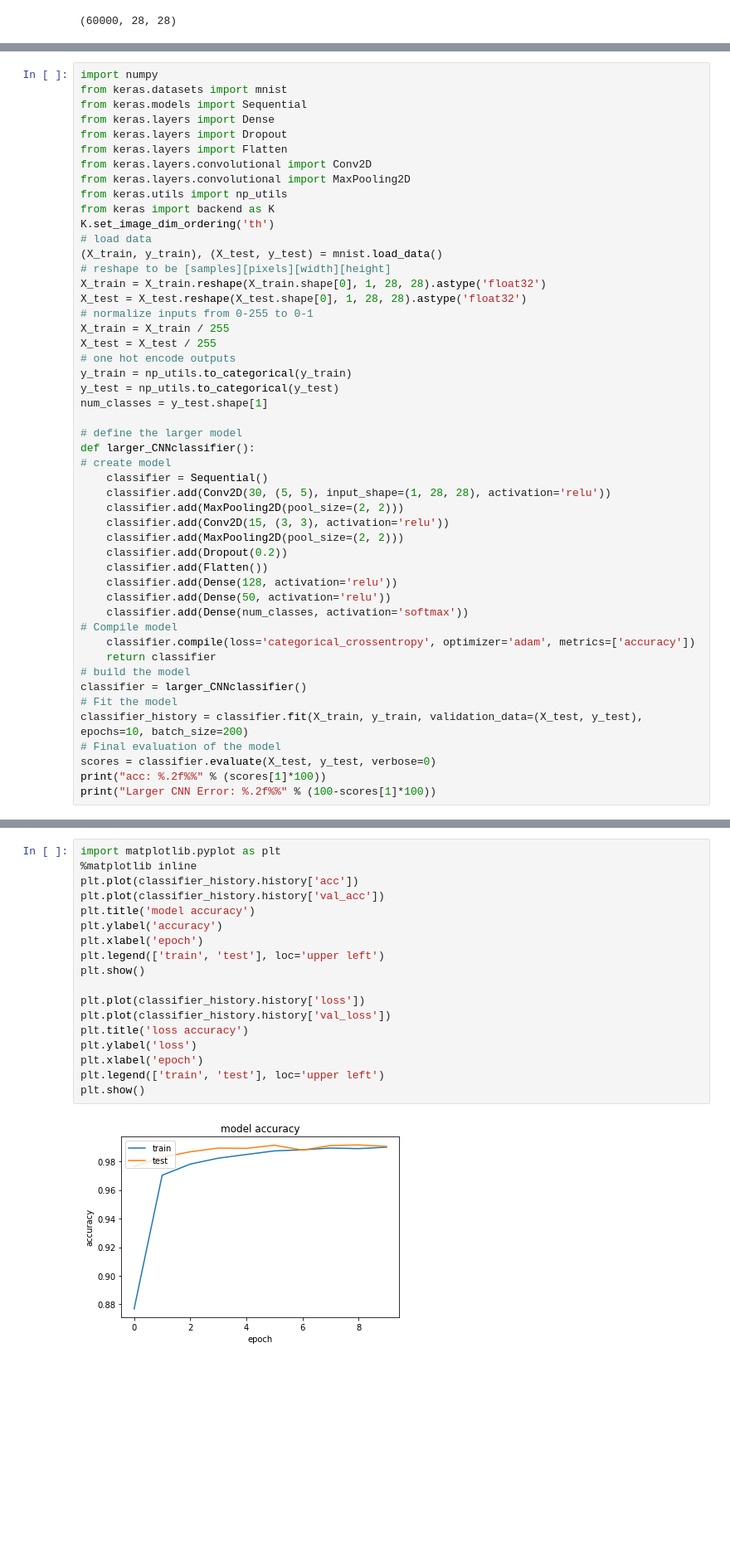
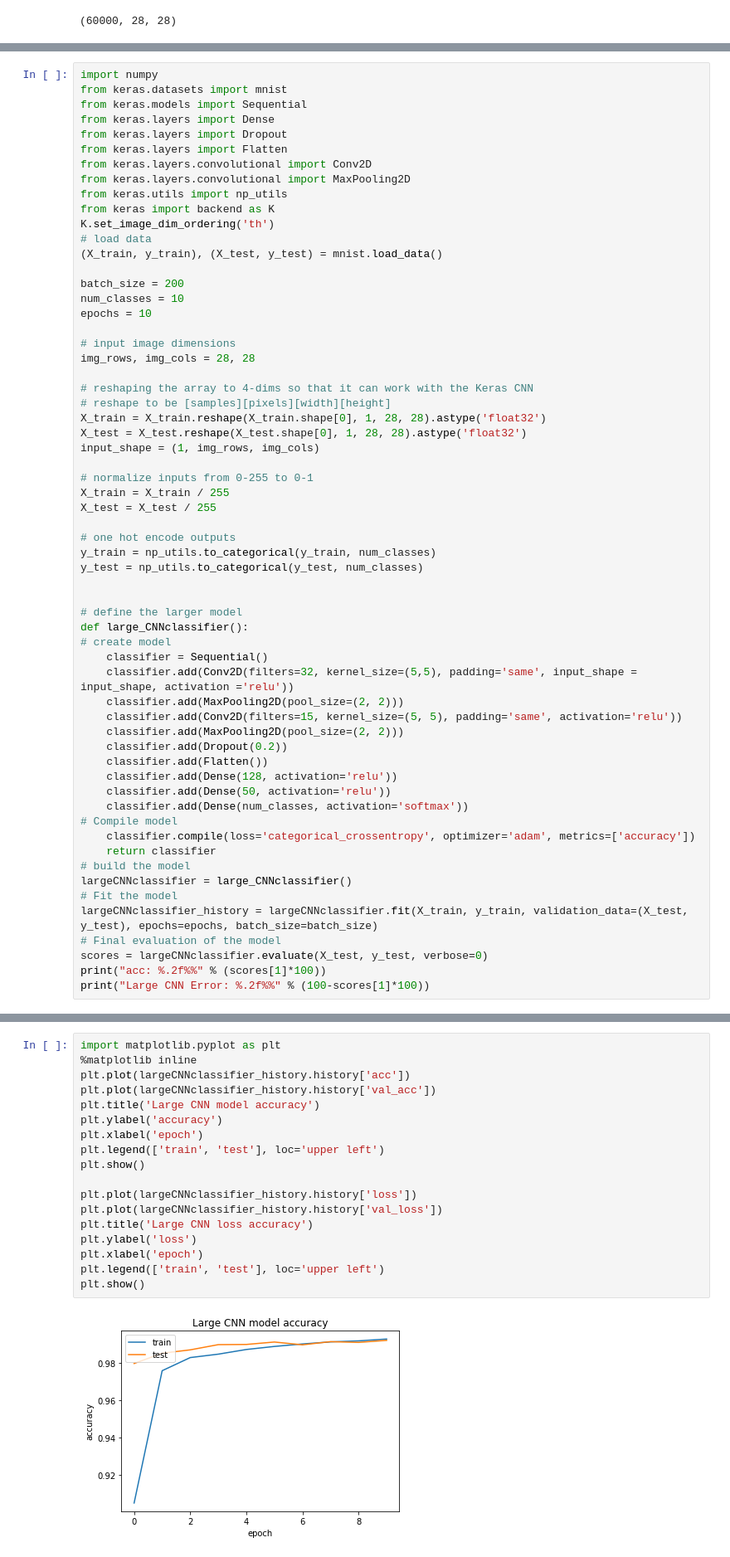
Before and after one commit to RiniChristy/Convolutional-Neural-Network, a Jupyter notebook: CNN-MNIST.ipynb, the cells around one changed output, grey strips where cells are left out. Shown at 83% size. Saved outputs shown, nothing was run; the diff lists cells and outputs as text; blank space fills up the shorter version.

```diff
--- a/CNN-MNIST.ipynb
+++ b/CNN-MNIST.ipynb
@@ -336,24 +344,36 @@ from keras import backend as K
 K.set_image_dim_ordering('th')
 # load data
 (X_train, y_train), (X_test, y_test) = mnist.load_data()
+
+batch_size = 200
+num_classes = 10
+epochs = 10
+
+# input image dimensions
+img_rows, img_cols = 28, 28
+
+# reshaping the array to 4-dims so that it can work with the Keras CNN
 # reshape to be [samples][pixels][width][height]
 X_train = X_train.reshape(X_train.shape[0], 1, 28, 28).astype('float32')
 X_test = X_test.reshape(X_test.shape[0], 1, 28, 28).astype('float32')
+input_shape = (1, img_rows, img_cols)
+
 # normalize inputs from 0-255 to 0-1
 X_train = X_train / 255
 X_test = X_test / 255
+
 # one hot encode outputs
-y_train = np_utils.to_categorical(y_train)
-y_test = np_utils.to_categorical(y_test)
-num_classes = y_test.shape[1]
+y_train = np_utils.to_categorical(y_train, num_classes)
+y_test = np_utils.to_categorical(y_test, num_classes)
+
 
 # define the larger model
-def larger_CNNclassifier():
+def large_CNNclassifier():
 # create model
     classifier = Sequential()
-    classifier.add(Conv2D(30, (5, 5), input_shape=(1, 28, 28), activation='relu'))
+    classifier.add(Conv2D(filters=32, kernel_size=(5,5), padding='same', input_shape = input_shape, activation ='relu'))
     classifier.add(MaxPooling2D(pool_size=(2, 2)))
-    classifier.add(Conv2D(15, (3, 3), activation='relu'))
+    classifier.add(Conv2D(filters=15, kernel_size=(5, 5), padding='same', activation='relu'))
     classifier.add(MaxPooling2D(pool_size=(2, 2)))
     classifier.add(Dropout(0.2))
     classifier.add(Flatten())
@@ -364,13 +384,13 @@ def larger_CNNclassifier():
     classifier.compile(loss='categorical_crossentropy', optimizer='adam', metrics=['accuracy'])
     return classifier
 # build the model
-classifier = larger_CNNclassifier()
+largeCNNclassifier = large_CNNclassifier()
 # Fit the model
-classifier_history = classifier.fit(X_train, y_train, validation_data=(X_test, y_test), epochs=10, batch_size=200)
+largeCNNclassifier_history = largeCNNclassifier.fit(X_train, y_train, validation_data=(X_test, y_test), epochs=epochs, batch_size=batch_size)
 # Final evaluation of the model
-scores = classifier.evaluate(X_test, y_test, verbose=0)
+scores = largeCNNclassifier.evaluate(X_test, y_test, verbose=0)
 print("acc: %.2f%%" % (scores[1]*100))
-print("Larger CNN Error: %.2f%%" % (100-scores[1]*100))
+print("Large CNN Error: %.2f%%" % (100-scores[1]*100))
 # %% [output]
 Train on 60000 samples, validate on 10000 samples
 Epoch 1/10
@@ -394,20 +414,20 @@ Evaluation shows 99.18% accuracy on test set!. The improvement in accuracy with
 # %%
 import matplotlib.pyplot as plt
 %matplotlib inline
-plt.plot(classifier_history.history['acc'])
-plt.plot(classifier_history.history['val_acc'])
-plt.title('model accuracy')
+plt.plot(largeCNNclassifier_history.history['acc'])
+plt.plot(largeCNNclassifier_history.history['val_acc'])
+plt.title('Large CNN model accuracy')
 plt.ylabel('accuracy')
 plt.xlabel('epoch')
 plt.legend(['train', 'test'], loc='upper left')
 plt.show()
 
-plt.plot(classifier_history.history['loss'])
-plt.plot(classifier_history.history['val_loss'])
-plt.title('loss accuracy')
+plt.plot(largeCNNclassifier_history.history['loss'])
+plt.plot(largeCNNclassifier_history.history['val_loss'])
+plt.title('Large CNN loss accuracy')
 plt.ylabel('loss')
 plt.xlabel('epoch')
 plt.legend(['train', 'test'], loc='upper left')
 plt.show()
 # %% [output]
-[figure, old version]
+[figure, new version]
```
Also changed, not shown: parts of 23 cells of this notebook.
